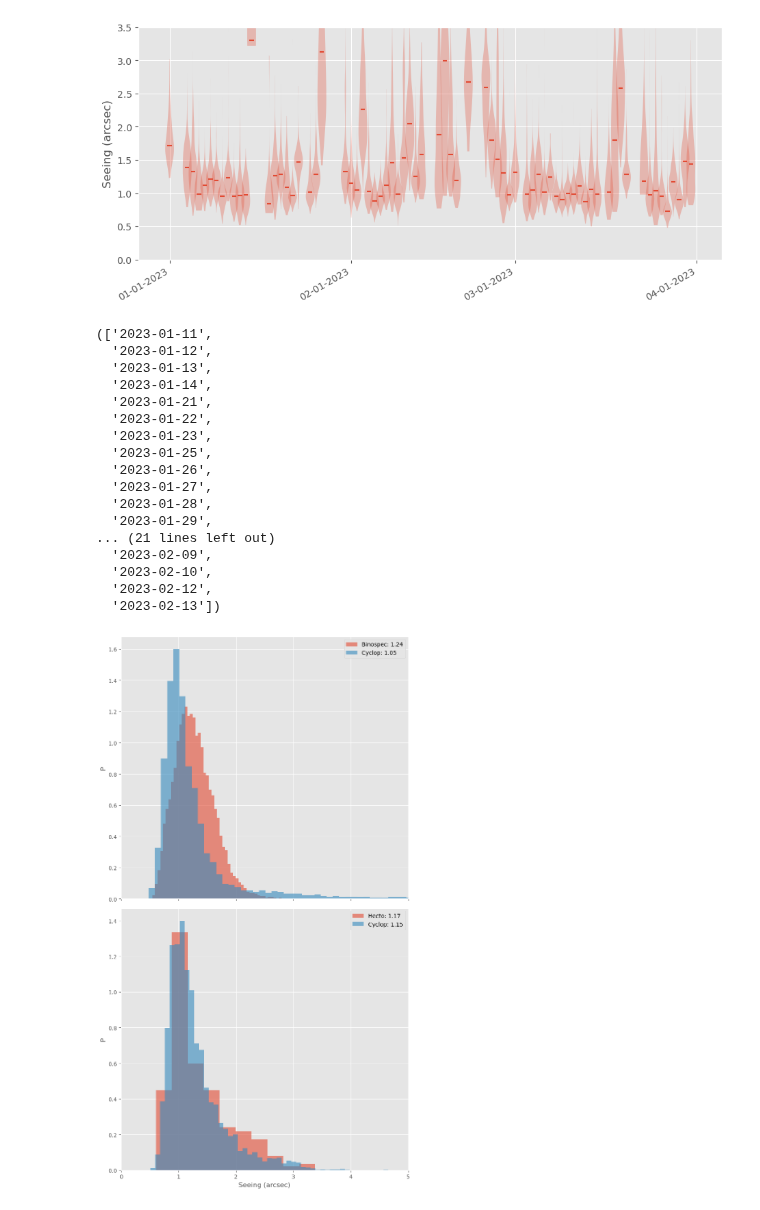
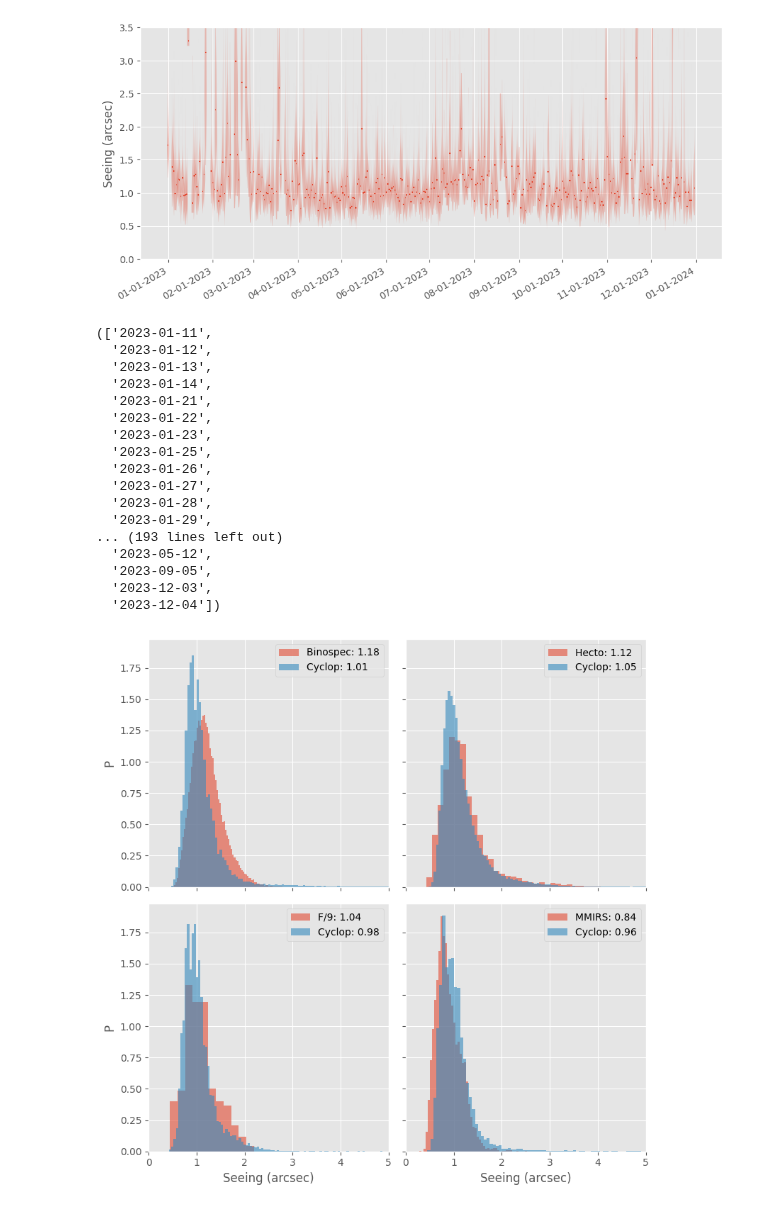
Before and after one commit to MMTObservatory/seeing_analysis, a Jupyter notebook: Seeing Summary - 2023_q1.ipynb, the cells around one changed output. Cells and saved outputs as stored; diff of their text form; code cells hidden in the pictures.

```diff
--- a/Seeing Summary - 2023_q1.ipynb
+++ b/Seeing Summary - 2023_q1.ipynb
@@ -353,6 +375,6 @@ plt.show()
 # %%
 date_list = list(daily.index.strftime('%Y-%m-%d'))
-data = [np.array(cyclop_q1.loc[date]['seeing']) for date in date_list]
+data = [np.array(cyclop_2023.loc[date]['seeing']) for date in date_list]
 clean_data = {}
 for d, arr in zip(date_list, data):
     if len(arr) > 0:
@@ -369,19 +391,21 @@ with plt.style.context('ggplot', after_reset=True):
     ax.set_ylim(0.0, 3.5)
     fig.autofmt_xdate()
     plt.ylabel("Seeing (arcsec)")
-    plt.savefig("2023q1_cyclop_violin.png")
+    plt.savefig("2023_cyclop_violin.png")
     plt.show()
 # %% [output]
-[figure, old version]
+[figure, new version]
 # %%
-#f9 = fixed[fixed['wfs'] == 'newf9']
+f9 = fixed[fixed['wfs'] == 'newf9']
 bino = fixed[fixed['wfs'] == 'binospec']
 hecto = fixed[fixed['wfs'] == 'f5']
+mmirs = fixed[fixed['wfs'] == 'mmirs']
 # %%
-#f9_dates = sorted(list(set(f9.index.strftime('%Y-%m-%d'))))
+f9_dates = sorted(list(set(f9.index.strftime('%Y-%m-%d'))))
 bino_dates = sorted(list(set(bino.index.strftime('%Y-%m-%d'))))
 hecto_dates = sorted(list(set(hecto.index.strftime('%Y-%m-%d'))))
-bino_dates, hecto_dates
+mmirs_dates = sorted(list(set(mmirs.index.strftime('%Y-%m-%d'))))
+bino_dates, hecto_dates, f9_dates, mmirs_dates
 # %% [output]
 (['2023-01-11',
   '2023-01-12',
@@ -395,33 +419,48 @@ bino_dates, hecto_dates
   '2023-01-27',
   '2023-01-28',
   '2023-01-29',
-... (21 lines left out)
-  '2023-02-09',
-  '2023-02-10',
-  '2023-02-12',
-  '2023-02-13'])
+... (193 lines left out)
+  '2023-05-12',
+  '2023-09-05',
+  '2023-12-03',
+  '2023-12-04'])
 # %%
-#cyc_f9 = np.hstack([np.array(cyclop_q4.loc[date]['seeing']) for date in f9_dates])
-cyc_bino = np.hstack([np.array(cyclop_q1.loc[date]['seeing']) for date in bino_dates])
-cyc_hecto = np.hstack([np.array(cyclop_q1.loc[date]['seeing']) for date in hecto_dates])
+cyc_f9 = np.hstack([np.array(cyclop_2023.loc[date]['seeing']) for date in f9_dates])
+cyc_bino = np.hstack([np.array(cyclop_2023.loc[date]['seeing']) for date in bino_dates])
+cyc_hecto = np.hstack([np.array(cyclop_2023.loc[date]['seeing']) for date in hecto_dates])
+cyc_mmirs = np.hstack([np.array(cyclop_2023.loc[date]['seeing']) for date in mmirs_dates])
 # %%
 with plt.style.context('ggplot', after_reset=True):
-    fig, ax = plt.subplots(2, 1, figsize=(8, 14), sharex=True)
+    fig, ax = plt.subplots(2, 2, figsize=(8, 8), sharex=True, sharey=True)
+    ax = ax.flat
     fig.subplots_adjust(hspace=0)
 
     hist(bino['seeing'], bins='scott', ax=ax[0], histtype='stepfilled', alpha=0.6, density=True)
     hist(cyc_bino, bins='scott', ax=ax[0], histtype='stepfilled', alpha=0.6, density=True)
     ax[0].legend([f"Binospec: {np.median(bino['seeing']):.2f}", f"Cyclop: {np.median(cyc_bino):.2f}"])
     ax[0].set_ylabel("P")
+    ax[0].set_xlim(0, 5)
 
     hist(hecto['seeing'], bins='scott', ax=ax[1], histtype='stepfilled', alpha=0.6, density=True)
     hist(cyc_hecto, bins='scott', ax=ax[1], histtype='stepfilled', alpha=0.6, density=True)
     ax[1].legend([f"Hecto: {np.median(hecto['seeing']):.2f}", f"Cyclop: {np.median(cyc_hecto):.2f}"])
     ax[1].set_xlim(0, 5)
-    ax[1].set_xlabel("Seeing (arcsec)")
-    ax[1].set_ylabel("P")
+
+    hist(f9['seeing'], bins='scott', ax=ax[2], histtype='stepfilled', alpha=0.6, density=True)
+    hist(cyc_f9, bins='scott', ax=ax[2], histtype='stepfilled', alpha=0.6, density=True)
+    ax[2].legend([f"F/9: {np.median(f9['seeing']):.2f}", f"Cyclop: {np.median(cyc_f9):.2f}"])
+    ax[2].set_xlim(0, 5)
+    ax[2].set_xlabel("Seeing (arcsec)")
+    ax[2].set_ylabel("P")
+
+    hist(mmirs['seeing'], bins='scott', ax=ax[3], histtype='stepfilled', alpha=0.6, density=True)
+    hist(cyc_mmirs, bins='scott', ax=ax[3], histtype='stepfilled', alpha=0.6, density=True)
+    ax[3].legend([f"MMIRS: {np.median(mmirs['seeing']):.2f}", f"Cyclop: {np.median(cyc_mmirs):.2f}"])
+    ax[3].set_xlim(0, 5)
+    ax[3].set_xlabel("Seeing (arcsec)")
+
     plt.tight_layout()
-    plt.savefig("2023q1_cyclop_vs_inst.png")
+    plt.savefig("2023_cyclop_vs_inst.png")
     plt.show()
 # %% [output]
-[figure, old version]
+[figure, new version]
```
Also changed, not shown: parts of 20 cells of this notebook, 13 other files.
